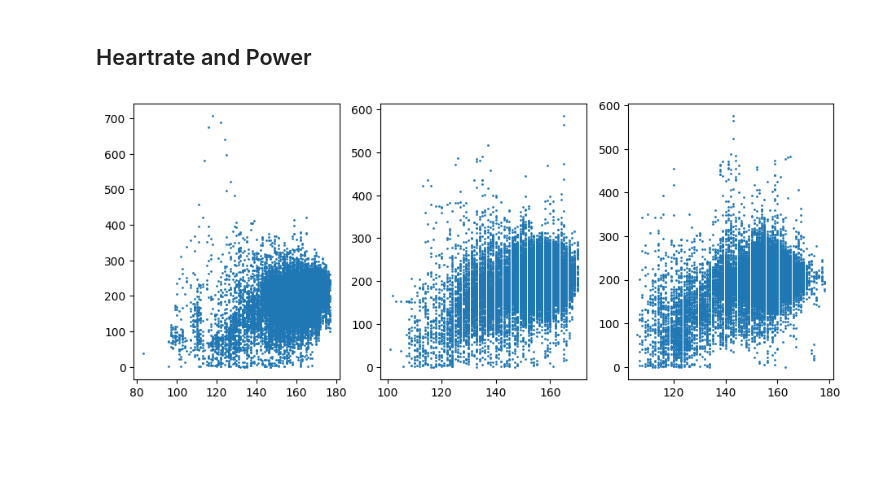
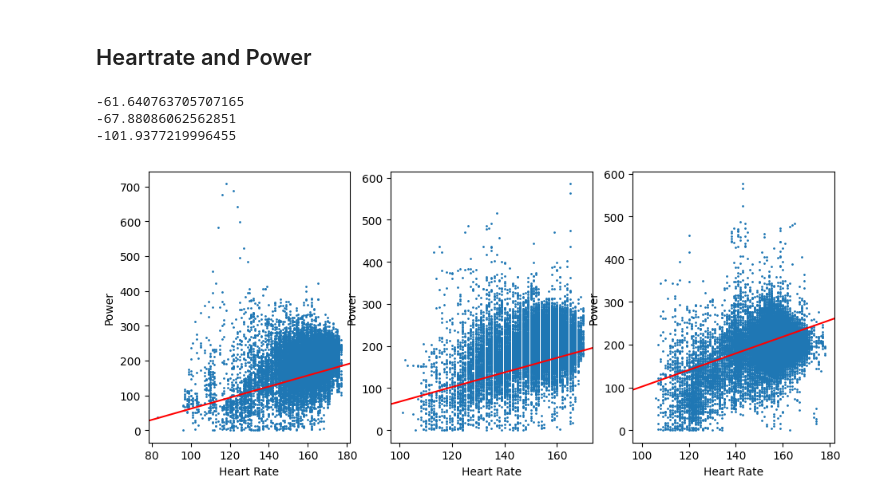
Before and after one commit to KevinMayfield/phr-data-analysis, a Jupyter notebook: strava.ipynb, the cells around one changed output. Cells and saved outputs as stored; diff of their text form; code cells hidden in the pictures; blank space fills up the shorter version.

```diff
--- a/strava.ipynb
+++ b/strava.ipynb
@@ -128,4 +121,8 @@ for i in range(len(stravas)):
     strava = stravas[i]
     ax = fig.add_subplot(3,len(dfs)+1, i+1)
     ax.scatter(strava.hr, strava.cad, s =1)
+    plt.xlabel("Heart Rate")
+    plt.ylabel("Cadence")
+    m, b = np.polyfit(strava.hr, strava.cad, deg=1)
+    plt.axline(xy1=(100, b), slope=m, color='r', label=f'$y = {m:.2f}x {b:+.2f}$')
 # %% [output]
@@ -138,4 +135,8 @@ for i in range(len(stravas)):
     strava = stravas[i]
     ax = fig.add_subplot(3,len(dfs)+1, i+1)
     ax.scatter(strava.cad, strava.power,  s =1)
+    plt.xlabel("Cadence")
+    plt.ylabel("Power")
+    m, b = np.polyfit(strava.cad, strava.power, deg=1)
+    plt.axline(xy1=(30, b), slope=m, color='r', label=f'$y = {m:.2f}x {b:+.2f}$')
 # %% [output]
@@ -145,8 +146,16 @@ for i in range(len(stravas)):
 # %%
 fig = plt.figure(figsize=(5*len(dfs), 5*len(dfs)))
 for i in range(len(stravas)):
     strava = stravas[i]
     ax = fig.add_subplot(3,len(dfs)+1, i+1)
     ax.scatter(strava.hr, strava.power, s =1)
+    plt.xlabel("Heart Rate")
+    plt.ylabel("Power")
+    m, b = np.polyfit(strava.hr, strava.power, deg=1)
+
+    plt.axline(xy1=(100, b * -1), slope=m, color='r', label=f'$y = {m:.2f}x {b:+.2f}$')
 # %% [output]
+-61.640763705707165
+-67.88086062562851
+-101.9377219996455
-[figure, old version]
+[figure, new version]
```
Also changed, not shown: parts of 7 cells of this notebook.
